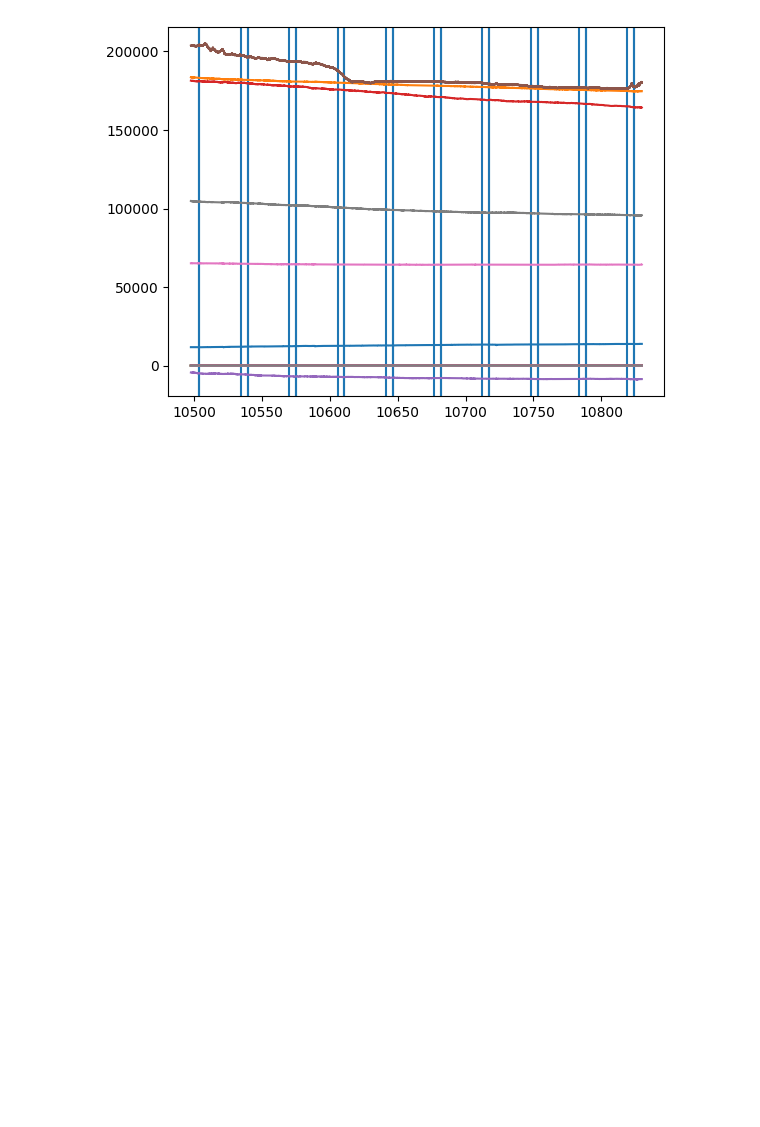
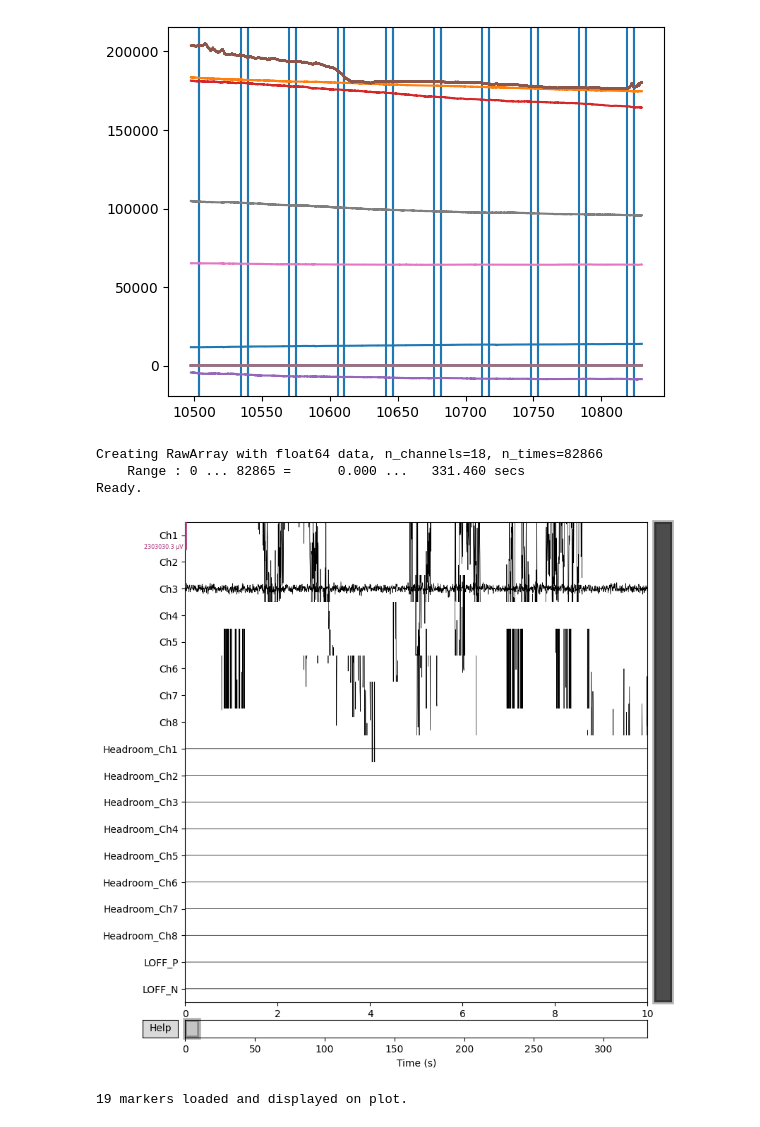
Before and after one commit to Lukas1305-red/bachelor-thesis-music-eeg-genre-classifier, a Jupyter notebook: code/acquisition/eeg-reader.ipynb, the cells around one changed output. Cells and saved outputs as stored; diff of their text form; code cells hidden in the pictures; blank space fills up the shorter version.

```diff
--- a/code/acquisition/eeg-reader.ipynb
+++ b/code/acquisition/eeg-reader.ipynb
@@ -56,3 +56,57 @@ Marker "Start Recording" @ 10788.726346614758s
 Marker "End Recording" @ 10818.947111167241s
 Marker "Start Recording" @ 10823.949885493157s
 [figure]
+# %%
+import pyxdf
+import mne
+import matplotlib.pyplot as plt
+import numpy as np
+
+# Load the XDF file
+xdf_file = "sub-P001_ses-S001_task-Default_run-001_eeg.xdf"  # Replace with your file path
+streams, file_header = pyxdf.load_xdf(xdf_file)
+
+# Find EEG stream and marker stream
+eeg_stream = next((s for s in streams if s['info']['type'][0] == 'EEG'), None)
+marker_stream = next((s for s in streams if s['info']['type'][0] in ['Markers', 'Trigger']), None)
+
+if eeg_stream is None:
+    raise ValueError("No EEG stream found.")
+if marker_stream is None:
+    print("No marker stream found, proceeding without markers.")
+
+# Extract EEG data
+eeg_data = eeg_stream['time_series'].T  # Transpose: channels x samples
+eeg_times = eeg_stream['time_stamps']   # Timestamps
+
+# Channel info
+ch_names = [ch['label'][0] for ch in eeg_stream['info']['desc'][0]['channels'][0]['channel']]
+sfreq = float(eeg_stream['info']['nominal_srate'][0])
+
+# Create MNE Raw object
+info = mne.create_info(ch_names=ch_names, sfreq=sfreq, ch_types='eeg')
+raw = mne.io.RawArray(eeg_data, info)
+# raw.set_montage('standard_1020')  # Set standard electrode positions
+
+# Plot EEG signals
+fig = raw.plot(scalings='auto', show=True, title='EEG Signals', duration=10)
+
+# Overlay markers
+if marker_stream:
+    marker_times = marker_stream['time_stamps']
+    marker_values = [m[0] for m in marker_stream['time_series']]
+
+    # Create Annotations
+    onset = np.array(marker_times) - raw.first_time  # Align to raw time base
+    duration = np.zeros_like(onset)
+    raw.set_annotations(mne.Annotations(onset=onset, duration=duration, description=marker_values))
+
+    print(f"{len(marker_values)} markers loaded and displayed on plot.")
+
+plt.show()
+# %% [output]
+Creating RawArray with float64 data, n_channels=18, n_times=82866
+    Range : 0 ... 82865 =      0.000 ...   331.460 secs
+Ready.
+[figure, added]
+19 markers loaded and displayed on plot.
```
Also changed, not shown: 1 other file.
